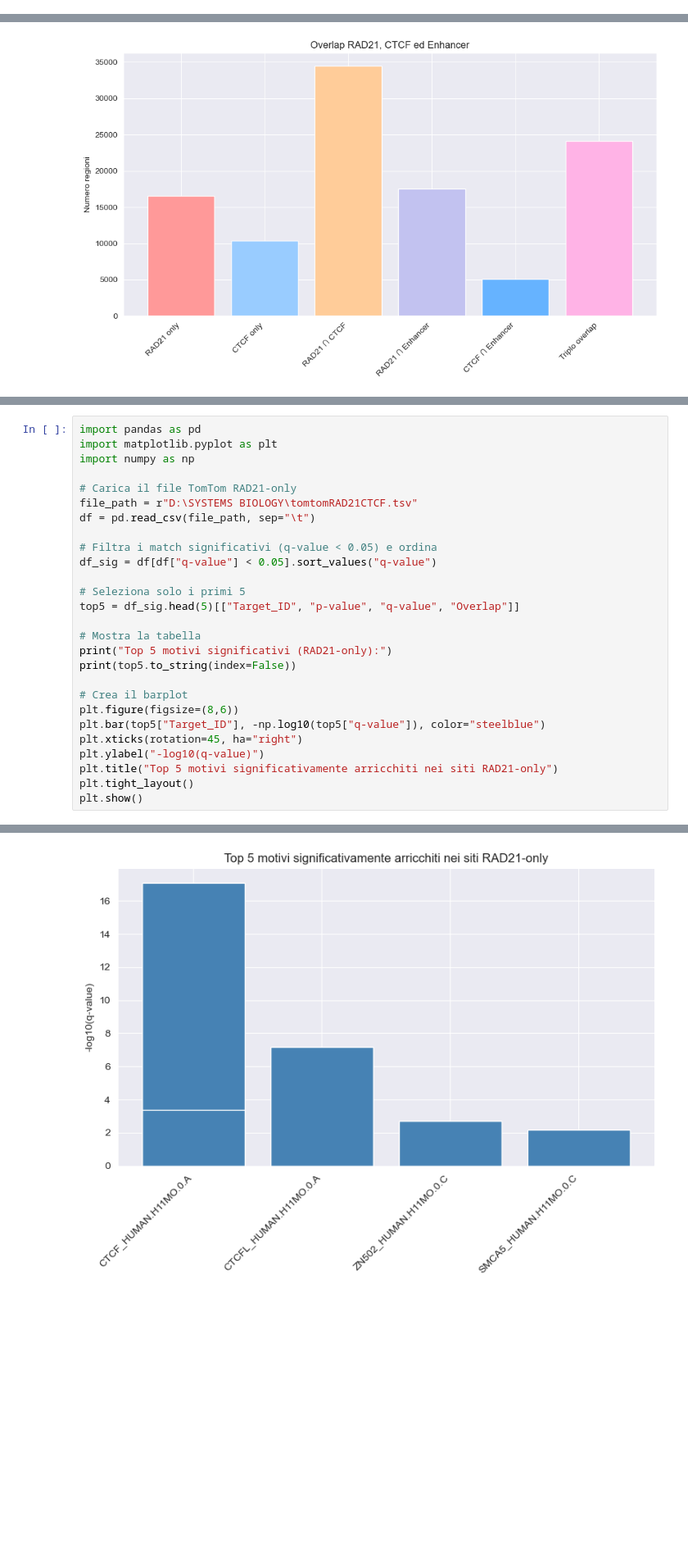
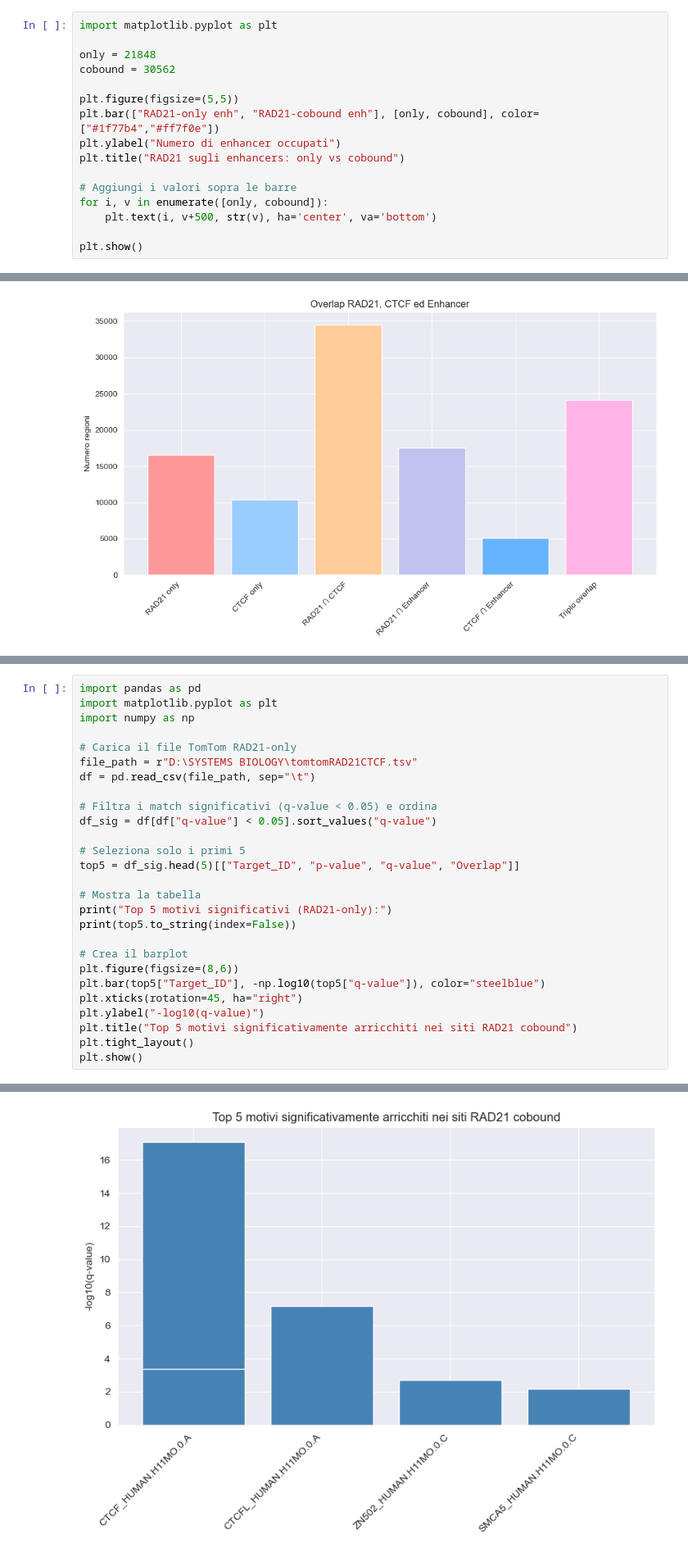
Before and after one commit to BioImad/ML, a Jupyter notebook: FISHER TEST PROMOTORE.ipynb, the cells around one changed output, grey strips where cells are left out. Shown: that part at 82% size. Saved outputs shown, nothing was run; the diff lists cells and outputs as text; blank space fills up the shorter version.

```diff
--- a/FISHER TEST PROMOTORE.ipynb
+++ b/FISHER TEST PROMOTORE.ipynb
@@ -35,3 +35,19 @@ plt.xlabel("Database intervals (B)")
 plt.show()
 # %% [output]
 [figure]
+# %%
+import matplotlib.pyplot as plt
+
+only = 21848
+cobound = 30562
+
+plt.figure(figsize=(5,5))
+plt.bar(["RAD21-only enh", "RAD21-cobound enh"], [only, cobound], color=["#1f77b4","#ff7f0e"])
+plt.ylabel("Numero di enhancer occupati")
+plt.title("RAD21 sugli enhancers: only vs cobound")
+
+# Aggiungi i valori sopra le barre
+for i, v in enumerate([only, cobound]):
+    plt.text(i, v+500, str(v), ha='center', va='bottom')
+
+plt.show()
@@ -267,32 +555,32 @@ import numpy as np
 
 # Carica il file TomTom RAD21-only
 file_path = r"D:\SYSTEMS BIOLOGY\tomtomRAD21CTCF.tsv"
 df = pd.read_csv(file_path, sep="\t")
 
 # Filtra i match significativi (q-value < 0.05) e ordina
 df_sig = df[df["q-value"] < 0.05].sort_values("q-value")
 
 # Seleziona solo i primi 5
 top5 = df_sig.head(5)[["Target_ID", "p-value", "q-value", "Overlap"]]
 
 # Mostra la tabella
 print("Top 5 motivi significativi (RAD21-only):")
 print(top5.to_string(index=False))
 
 # Crea il barplot
 plt.figure(figsize=(8,6))
 plt.bar(top5["Target_ID"], -np.log10(top5["q-value"]), color="steelblue")
 plt.xticks(rotation=45, ha="right")
 plt.ylabel("-log10(q-value)")
-plt.title("Top 5 motivi significativamente arricchiti nei siti RAD21-only")
+plt.title("Top 5 motivi significativamente arricchiti nei siti RAD21 cobound")
 plt.tight_layout()
 plt.show()
 # %% [output]
 Top 5 motivi significativi (RAD21-only):
             Target_ID      p-value      q-value  Overlap
  CTCF_HUMAN.H11MO.0.A 9.895970e-21 7.857100e-18     15.0
 CTCFL_HUMAN.H11MO.0.A 1.655910e-10 6.573720e-08     15.0
  CTCF_HUMAN.H11MO.0.A 5.337620e-07 4.221570e-04      7.0
 ZN502_HUMAN.H11MO.0.C 2.480310e-06 1.976460e-03      8.0
 SMCA5_HUMAN.H11MO.0.C 1.666890e-05 6.641380e-03      8.0
-[figure, old version]
+[figure, new version]
```
Also changed, not shown: parts of 6 cells of this notebook.
